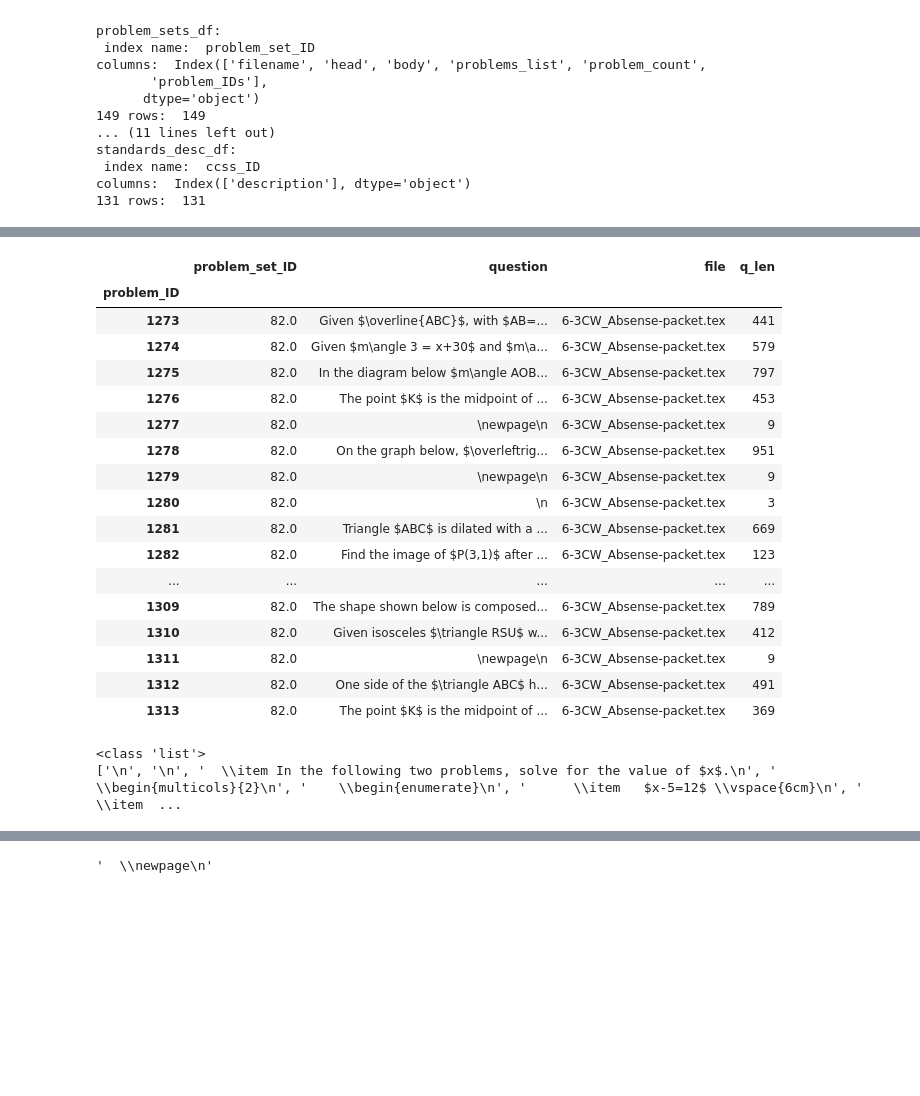
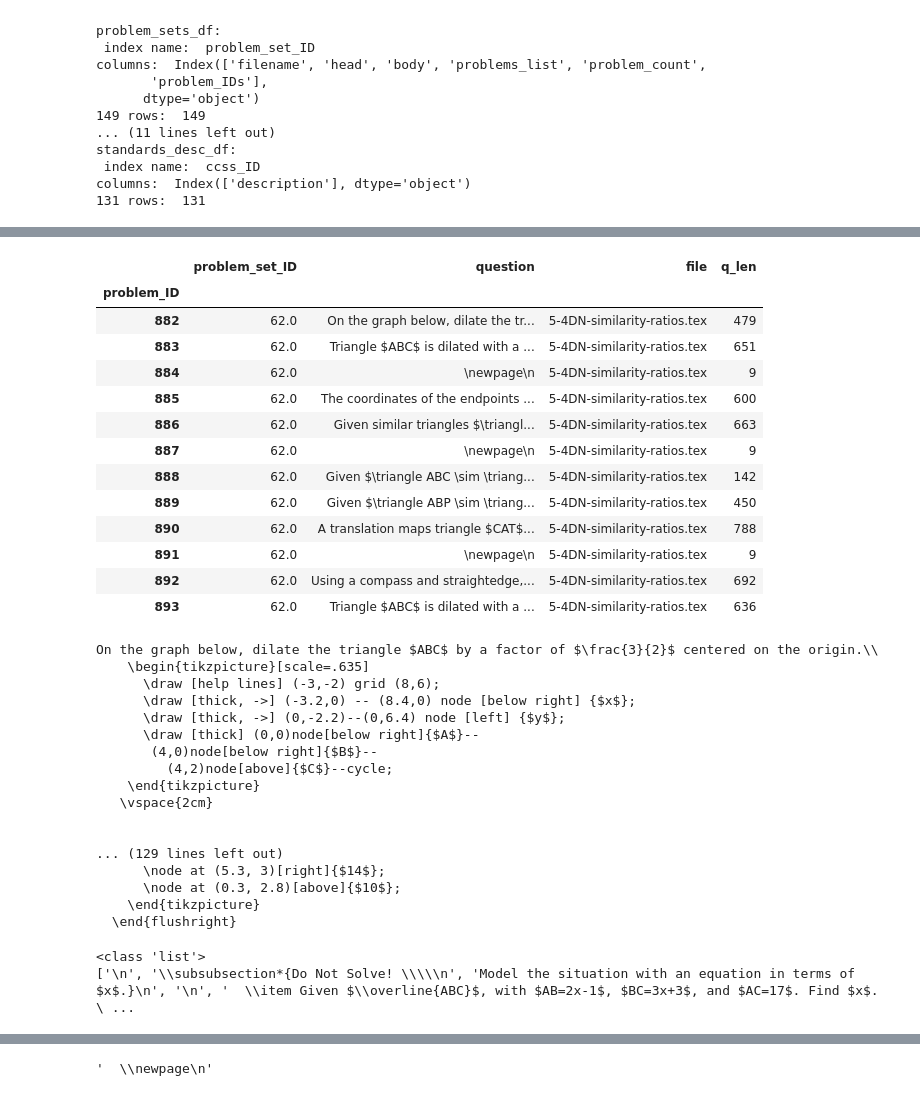
Before and after one commit to chrishuson/mathai, a Jupyter notebook: src/notes.ipynb, the cells around one changed output, grey strips where cells are left out. Drawn from its saved outputs; the diff is of its cells as text; code cells hidden in the pictures; blank space fills up the shorter version.

```diff
--- a/src/notes.ipynb
+++ b/src/notes.ipynb
@@ -257,28 +282,45 @@ p_df
 # %%
-p_df[p_df.problem_set_ID == 82].sort_index()
+p_df[p_df.problem_set_ID == 62].sort_index()
 # %% [output]
 |  | problem_set_ID | question | file | q_len |
 | problem_ID |  |  |  |  |
-| 1273 | 82.0 | Given $\overline{ABC}$, with $AB=... | 6-3CW_Absense-packet.tex | 441 |
-| 1274 | 82.0 | Given $m\angle 3 = x+30$ and $m\a... | 6-3CW_Absense-packet.tex | 579 |
-| 1275 | 82.0 | In the diagram below $m\angle AOB... | 6-3CW_Absense-packet.tex | 797 |
-| 1276 | 82.0 | The point $K$ is the midpoint of ... | 6-3CW_Absense-packet.tex | 453 |
-| 1277 | 82.0 | \newpage\n | 6-3CW_Absense-packet.tex | 9 |
-| 1278 | 82.0 | On the graph below, $\overleftrig... | 6-3CW_Absense-packet.tex | 951 |
-| 1279 | 82.0 | \newpage\n | 6-3CW_Absense-packet.tex | 9 |
-| 1280 | 82.0 | \n | 6-3CW_Absense-packet.tex | 3 |
-| 1281 | 82.0 | Triangle $ABC$ is dilated with a ... | 6-3CW_Absense-packet.tex | 669 |
-| 1282 | 82.0 | Find the image of $P(3,1)$ after ... | 6-3CW_Absense-packet.tex | 123 |
-| ... | ... | ... | ... | ... |
-| 1309 | 82.0 | The shape shown below is composed... | 6-3CW_Absense-packet.tex | 789 |
-| 1310 | 82.0 | Given isosceles $\triangle RSU$ w... | 6-3CW_Absense-packet.tex | 412 |
-| 1311 | 82.0 | \newpage\n | 6-3CW_Absense-packet.tex | 9 |
-| 1312 | 82.0 | One side of the $\triangle ABC$ h... | 6-3CW_Absense-packet.tex | 491 |
-| 1313 | 82.0 | The point $K$ is the midpoint of ... | 6-3CW_Absense-packet.tex | 369 |
+| 882 | 62.0 | On the graph below, dilate the tr... | 5-4DN-similarity-ratios.tex | 479 |
+| 883 | 62.0 | Triangle $ABC$ is dilated with a ... | 5-4DN-similarity-ratios.tex | 651 |
+| 884 | 62.0 | \newpage\n | 5-4DN-similarity-ratios.tex | 9 |
+| 885 | 62.0 | The coordinates of the endpoints ... | 5-4DN-similarity-ratios.tex | 600 |
+| 886 | 62.0 | Given similar triangles $\triangl... | 5-4DN-similarity-ratios.tex | 663 |
+| 887 | 62.0 | \newpage\n | 5-4DN-similarity-ratios.tex | 9 |
+| 888 | 62.0 | Given $\triangle ABC \sim \triang... | 5-4DN-similarity-ratios.tex | 142 |
+| 889 | 62.0 | Given $\triangle ABP \sim \triang... | 5-4DN-similarity-ratios.tex | 450 |
+| 890 | 62.0 | A translation maps triangle $CAT$... | 5-4DN-similarity-ratios.tex | 788 |
+| 891 | 62.0 | \newpage\n | 5-4DN-similarity-ratios.tex | 9 |
+| 892 | 62.0 | Using a compass and straightedge,... | 5-4DN-similarity-ratios.tex | 692 |
+| 893 | 62.0 | Triangle $ABC$ is dilated with a ... | 5-4DN-similarity-ratios.tex | 636 |
+# %%
+for q in p_df[p_df.problem_set_ID == 62].sort_index().question:
+    print(q)
+# %% [output]
+On the graph below, dilate the triangle $ABC$ by a factor of $\frac{3}{2}$ centered on the origin.\\
+    \begin{tikzpicture}[scale=.635]
+      \draw [help lines] (-3,-2) grid (8,6);
+      \draw [thick, ->] (-3.2,0) -- (8.4,0) node [below right] {$x$};
+      \draw [thick, ->] (0,-2.2)--(0,6.4) node [left] {$y$};
+      \draw [thick] (0,0)node[below right]{$A$}--
+       (4,0)node[below right]{$B$}--
+         (4,2)node[above]{$C$}--cycle;
+    \end{tikzpicture}
+   \vspace{2cm}
+
+
+... (129 lines left out)
+      \node at (5.3, 3)[right]{$14$};
+      \node at (0.3, 2.8)[above]{$10$};
+    \end{tikzpicture}
+  \end{flushright}
 # %%
-body = pset_df.loc[2, 'body']
+body = pset_df.loc[82, 'body']
 print(type(body))
 print(body)
 # %% [output]
 <class 'list'>
-['\n', '\n', '  \\item In the following two problems, solve for the value of $x$.\n', '  \\begin{multicols}{2}\n', '    \\begin{enumerate}\n', '      \\item   $x-5=12$ \\vspace{6cm}\n', '      \\item  ...
+['\n', '\\subsubsection*{Do Not Solve! \\\\\n', 'Model the situation with an equation in terms of $x$.}\n', '\n', '  \\item Given $\\overline{ABC}$, with $AB=2x-1$, $BC=3x+3$, and $AC=17$. Find $x$. \ ...
```
Also changed, not shown: parts of 7 cells of this notebook, 1 other file.
